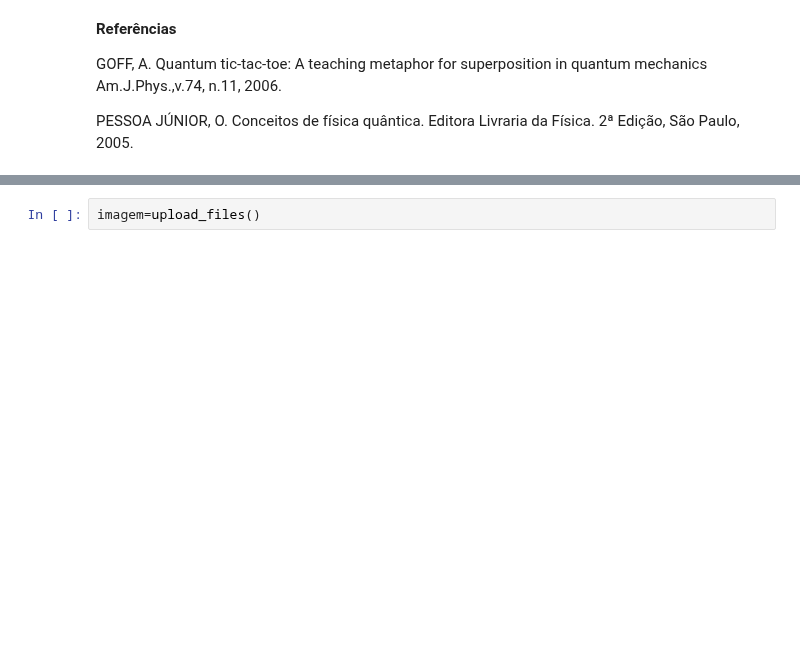
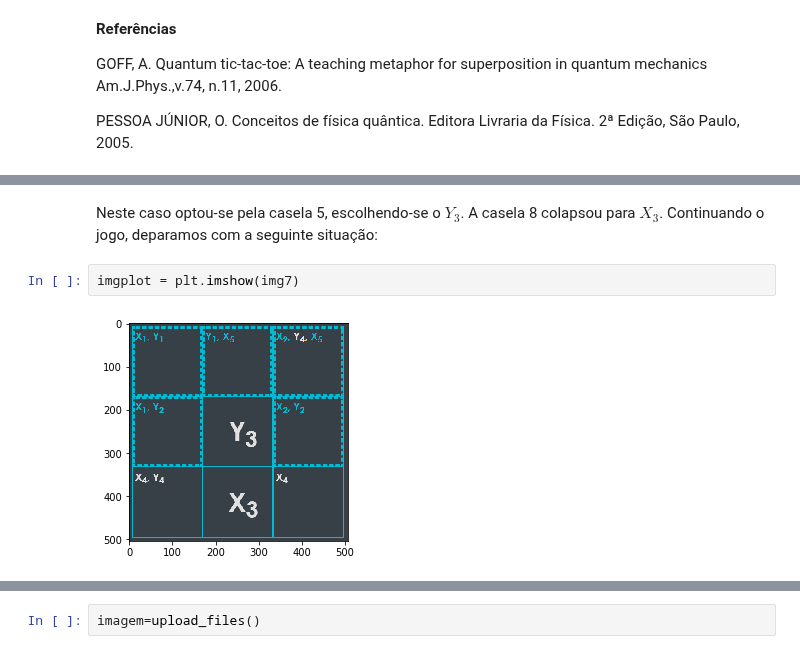
Before and after one commit to adjs/comp-quantica, a Jupyter notebook: Quantica.ipynb, the cells around one changed output, grey strips where cells are left out. Saved outputs shown, nothing was run; the diff lists cells and outputs as text; blank space fills up the shorter version.

```diff
--- a/Quantica.ipynb
+++ b/Quantica.ipynb
@@ -171,0 +186,6 @@ PESSOA JÚNIOR, O. Conceitos de física quântica. Editora Livraria da Física.
+# %% [markdown]
+Neste caso optou-se pela casela 5, escolhendo-se o $ Y_3 $. A casela 8 colapsou para $ X_3 $. Continuando o jogo, deparamos com a seguinte situação:
+# %%
+imgplot = plt.imshow(img7)
+# %% [output]
+[figure, added]
```
Also changed, not shown: parts of 29 cells of this notebook.
